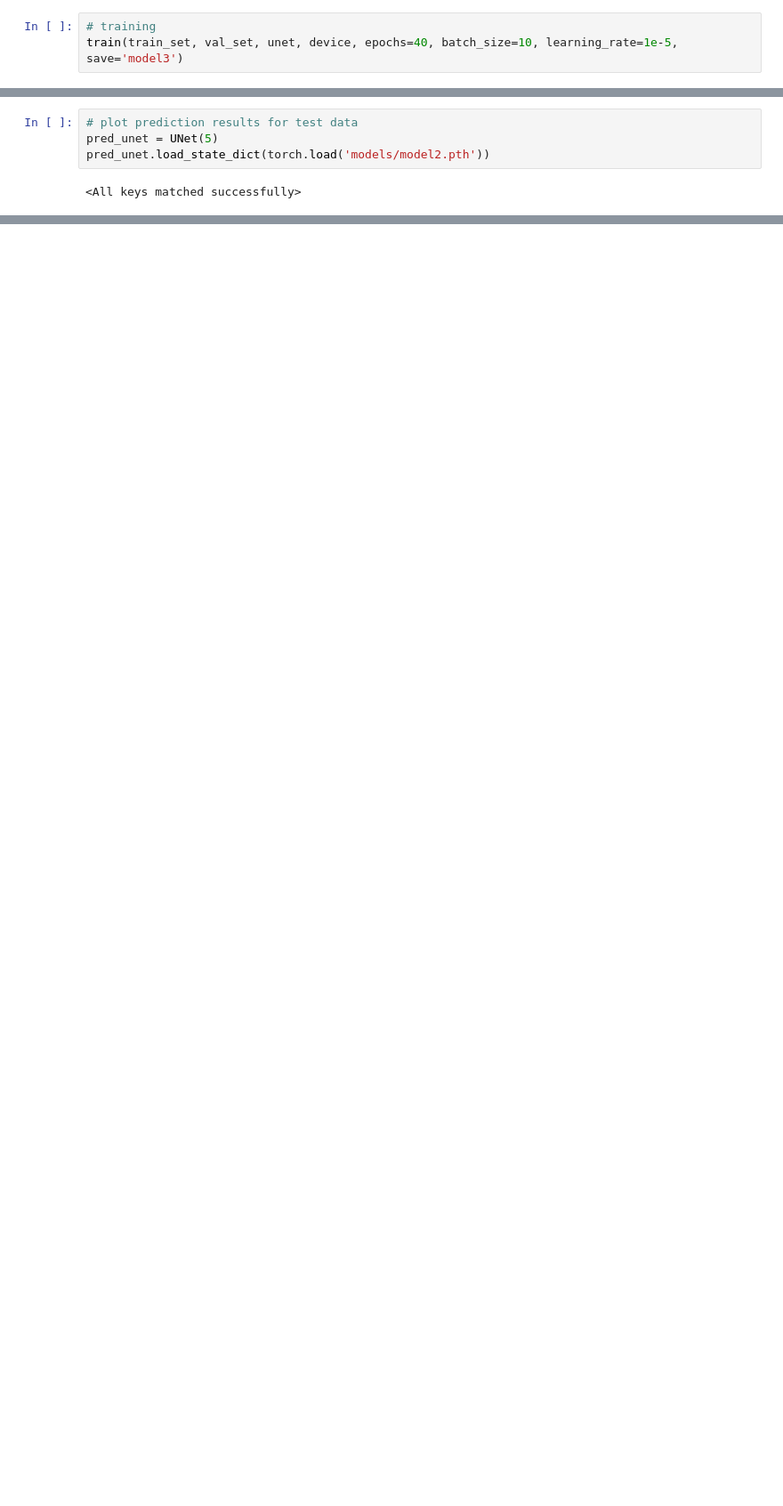
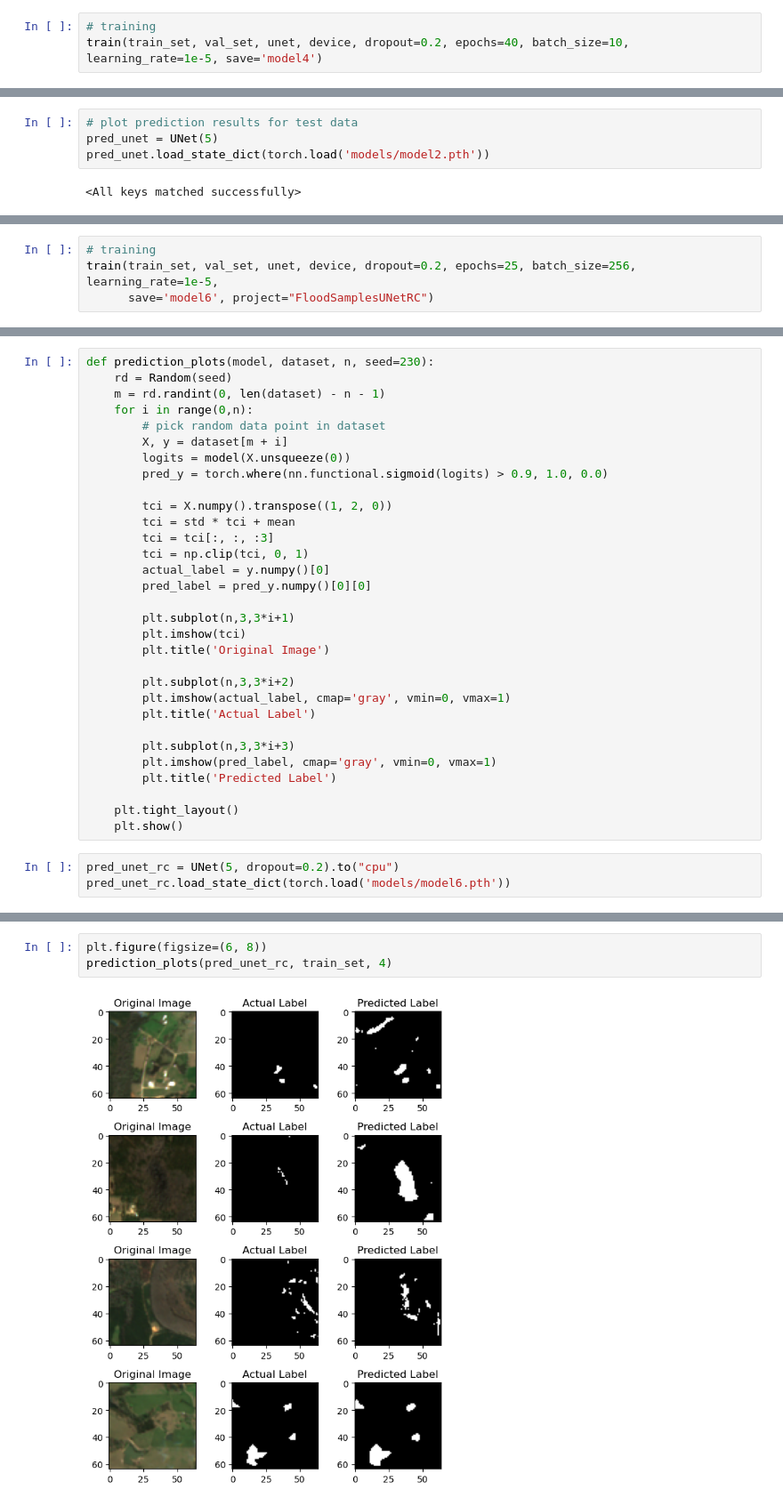
Before and after one commit to davdma/floodmaps, a Jupyter notebook: unet.ipynb, the cells around one changed output, grey strips where cells are left out. Shown at 89% size. Drawn from its saved outputs; the diff is of its cells as text; blank space fills up the shorter version.

Commit message:
improvements to the model methodology

```diff
--- a/unet.ipynb
+++ b/unet.ipynb
@@ -497,5 +723,5 @@ def train(train_set, val_set, model, device, epochs=5, batch_size=16, learning_r
 # %%
 # training
-train(train_set, val_set, unet, device, epochs=40, batch_size=10, learning_rate=1e-5, save='model3')
+train(train_set, val_set, unet, device, dropout=0.2, epochs=40, batch_size=10, learning_rate=1e-5, save='model4')
 # %% [output]
 Starting training:
@@ -583,0 +770,4 @@ plt.show()
+# %%
+# training
+train(train_set, val_set, unet, device, dropout=0.2, epochs=25, batch_size=256, learning_rate=1e-5,
+      save='model6', project="FloodSamplesUNetRC")
@@ -583,0 +824,34 @@ plt.show()
+# %%
+def prediction_plots(model, dataset, n, seed=230):
+    rd = Random(seed)
+    m = rd.randint(0, len(dataset) - n - 1)
+    for i in range(0,n):
+        # pick random data point in dataset
+        X, y = dataset[m + i]
+        logits = model(X.unsqueeze(0))
+        pred_y = torch.where(nn.functional.sigmoid(logits) > 0.9, 1.0, 0.0)
+
+        tci = X.numpy().transpose((1, 2, 0))
+        tci = std * tci + mean
+        tci = tci[:, :, :3]
+        tci = np.clip(tci, 0, 1)
+        actual_label = y.numpy()[0]
+        pred_label = pred_y.numpy()[0][0]
+
+        plt.subplot(n,3,3*i+1)
+        plt.imshow(tci)
+        plt.title('Original Image')
+
+        plt.subplot(n,3,3*i+2)
+        plt.imshow(actual_label, cmap='gray', vmin=0, vmax=1)
+        plt.title('Actual Label')
+
+        plt.subplot(n,3,3*i+3)
+        plt.imshow(pred_label, cmap='gray', vmin=0, vmax=1)
+        plt.title('Predicted Label')
+
+    plt.tight_layout()
+    plt.show()
+# %%
+pred_unet_rc = UNet(5, dropout=0.2).to("cpu")
+pred_unet_rc.load_state_dict(torch.load('models/model6.pth'))
@@ -583,0 +860,5 @@ plt.show()
+# %%
+plt.figure(figsize=(6, 8))
+prediction_plots(pred_unet_rc, train_set, 4)
+# %% [output]
+[figure, added]
```
Also changed, not shown: parts of 37 cells of this notebook.
